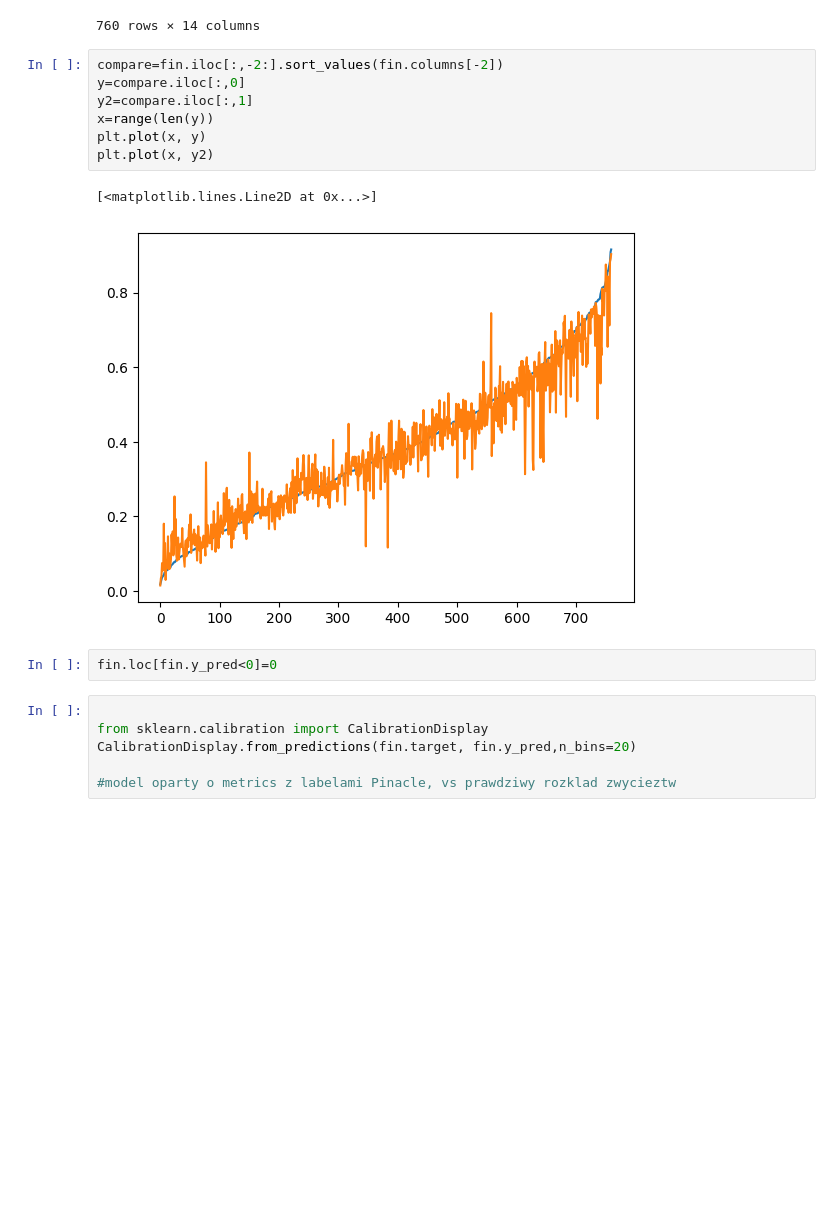
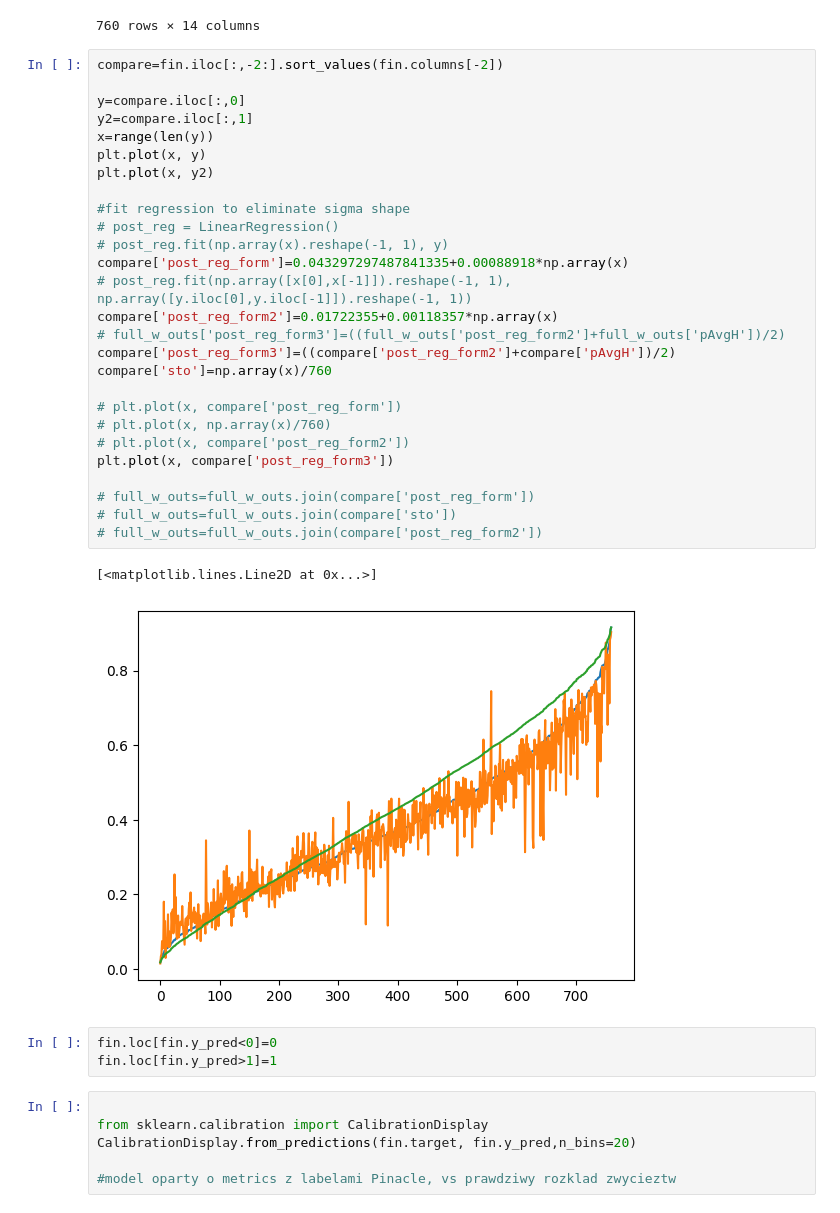
Before and after one commit to krawczyk071/predictor, a Jupyter notebook: scikit/pred_regression.ipynb, the cells around one changed output. Cells and saved outputs as stored; diff of their text form; blank space fills up the shorter version.

```diff
--- a/scikit/pred_regression.ipynb
+++ b/scikit/pred_regression.ipynb
@@ -367,18 +368,39 @@ fin
 | 758 | 1 | Wolves | West Ham | 2022-10-01 | 17:30:00 | Matchweek 9 | Sat | Home | W | 2 | 0 | ... |
 | 759 | 0 | Wolves | West Ham | 2023-01-14 | 15:00:00 | Matchweek 20 | Sat | Away | L | 0 | 1 | ... |
 760 rows × 14 columns
-# %%
-compare=fin.iloc[:,-2:].sort_values(fin.columns[-2])
-y=compare.iloc[:,0]
-y2=compare.iloc[:,1]
-x=range(len(y))
-plt.plot(x, y)
-plt.plot(x, y2)
-# %% [output]
-[<matplotlib.lines.Line2D at 0x...>]
-[figure, removed]
+# %%
+compare=fin.iloc[:,-2:].sort_values(fin.columns[-2])
+
+y=compare.iloc[:,0]
+y2=compare.iloc[:,1]
+x=range(len(y))
+plt.plot(x, y)
+plt.plot(x, y2)
+
+#fit regression to eliminate sigma shape
+# post_reg = LinearRegression()
+# post_reg.fit(np.array(x).reshape(-1, 1), y)
+compare['post_reg_form']=0.043297297487841335+0.00088918*np.array(x)
+# post_reg.fit(np.array([x[0],x[-1]]).reshape(-1, 1), np.array([y.iloc[0],y.iloc[-1]]).reshape(-1, 1))
+compare['post_reg_form2']=0.01722355+0.00118357*np.array(x)
+# full_w_outs['post_reg_form3']=((full_w_outs['post_reg_form2']+full_w_outs['pAvgH'])/2)
+compare['post_reg_form3']=((compare['post_reg_form2']+compare['pAvgH'])/2)
+compare['sto']=np.array(x)/760
+
+# plt.plot(x, compare['post_reg_form'])
+# plt.plot(x, np.array(x)/760)
+# plt.plot(x, compare['post_reg_form2'])
+plt.plot(x, compare['post_reg_form3'])
+
+# full_w_outs=full_w_outs.join(compare['post_reg_form'])
+# full_w_outs=full_w_outs.join(compare['sto'])
+# full_w_outs=full_w_outs.join(compare['post_reg_form2'])
+# %% [output]
+[<matplotlib.lines.Line2D at 0x...>]
+[figure, added]
 # %%
 fin.loc[fin.y_pred<0]=0
+fin.loc[fin.y_pred>1]=1
 # %%
 
 from sklearn.calibration import CalibrationDisplay
```
Also changed, not shown: parts of 7 cells of this notebook, 2 other files.
